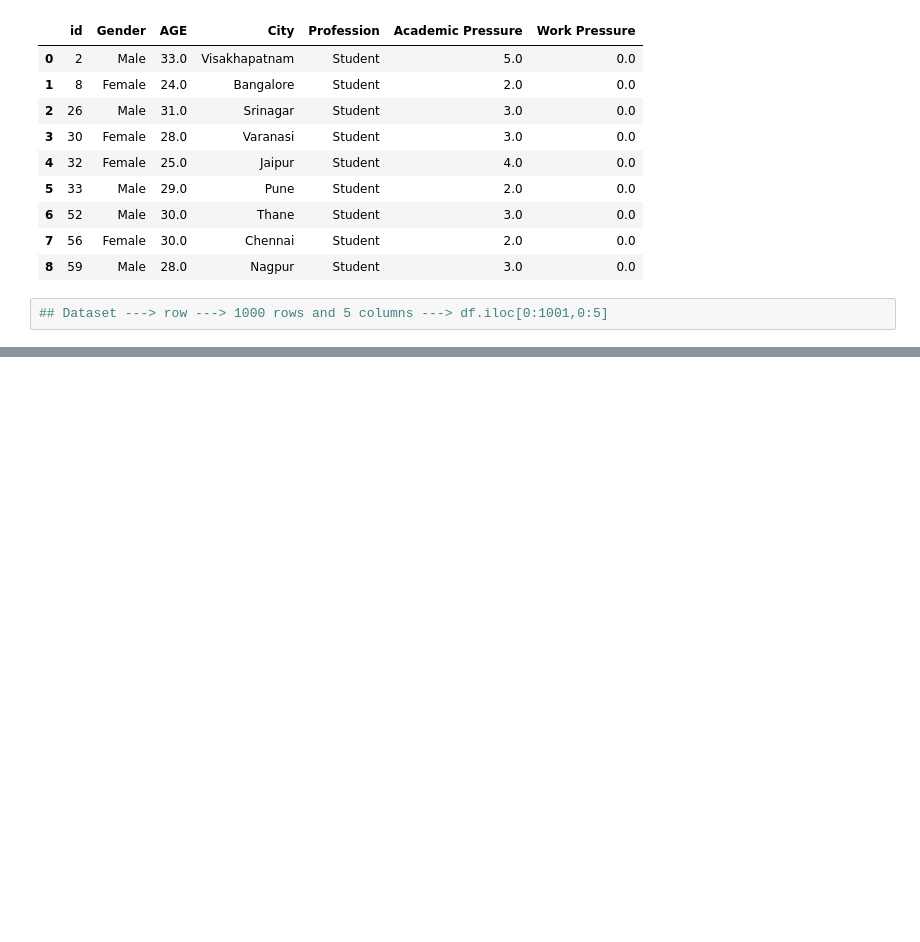
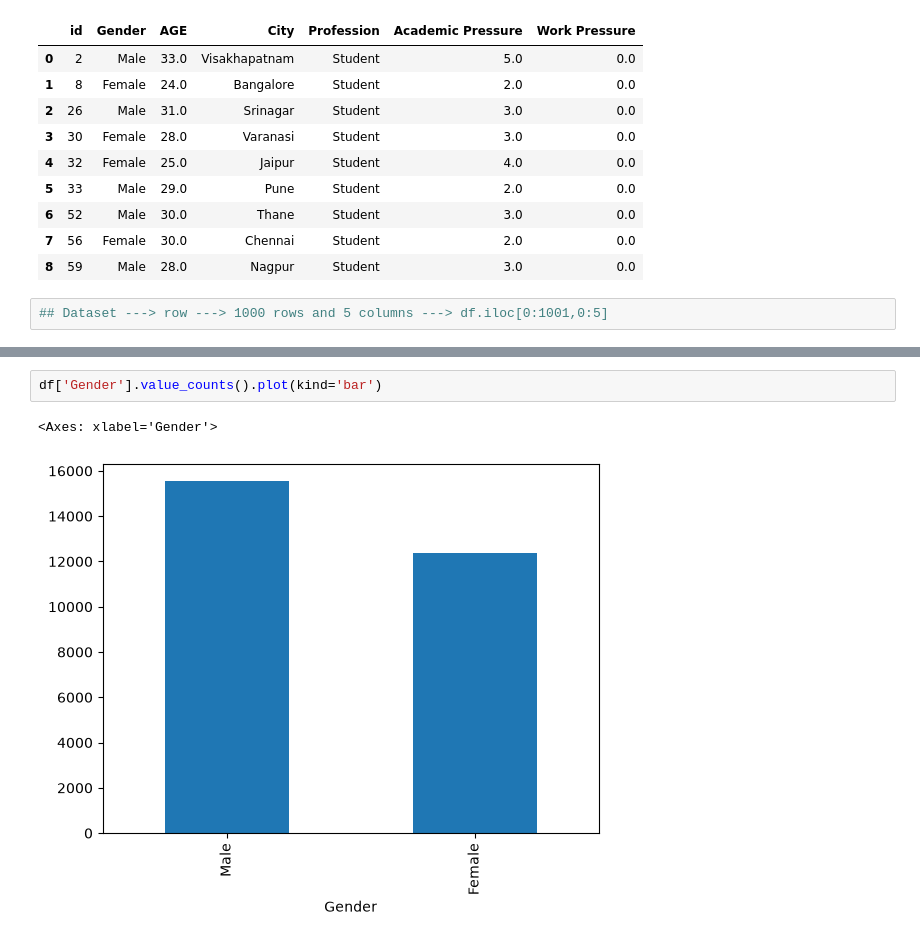
Before and after one commit to AbhishekKumarVerma2356/Python_Pandas, a Jupyter notebook: DataFrame.ipynb, the cells around one changed output, grey strips where cells are left out. Saved outputs shown, nothing was run; the diff lists cells and outputs as text; blank space fills up the shorter version.

```diff
--- a/DataFrame.ipynb
+++ b/DataFrame.ipynb
@@ -874,0 +1036,5 @@ df.iloc[0:9,0:7]
+# %%
+df['Gender'].value_counts().plot(kind='bar')
+# %% [output]
+<Axes: xlabel='Gender'>
+[figure, added]
```
Also changed, not shown: parts of 32 cells of this notebook.
